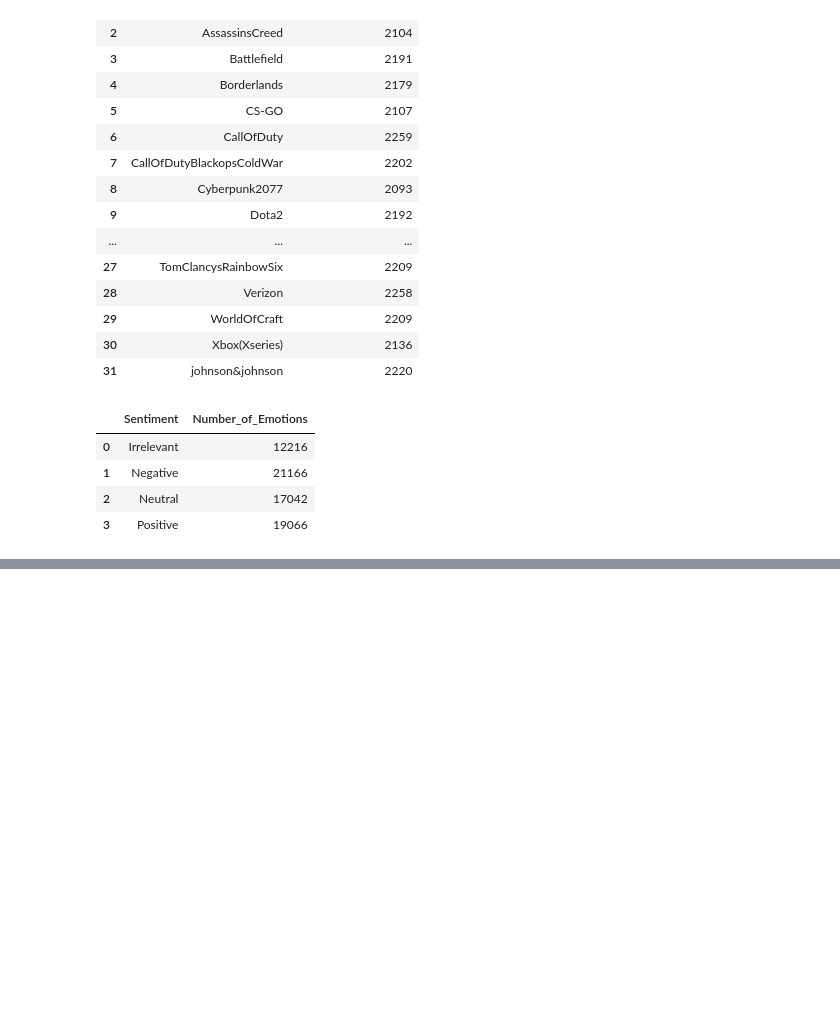
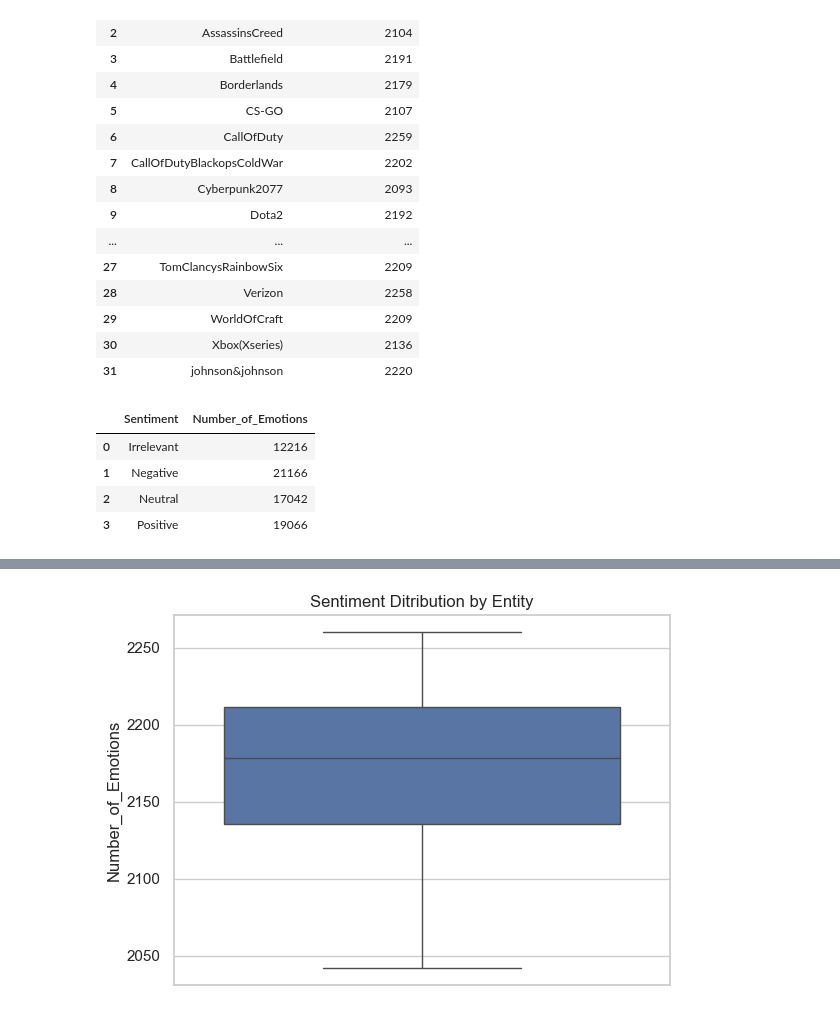
Before and after one commit to MSalmanAliKhan/Data-Science-Projects, a Jupyter notebook: Twitter-Sentiment-Analysis(SQL+Python)/Twitter Sentiment Analysis.ipynb, the cells around one changed output, grey strips where cells are left out. Cells and saved outputs as stored; diff of their text form; code cells hidden in the pictures; blank space fills up the shorter version.

```diff
--- a/Twitter-Sentiment-Analysis(SQL+Python)/Twitter Sentiment Analysis.ipynb
+++ b/Twitter-Sentiment-Analysis(SQL+Python)/Twitter Sentiment Analysis.ipynb
@@ -176,7 +251,8 @@ GROUP BY
 """
 
 # Execute the SQL query
-pd.read_sql_query(sql_query, engine)
+Data_View_1 = pd.read_sql_query(sql_query, engine)
+Data_View_1
 # %% [output]
 |  | Entity | Number_of_Emotions |
 | 0 | Amazon | 2193 |
@@ -218,0 +342,10 @@ pd.read_sql_query(sql_query, engine)
+# %%
+# To create boxplots for studying Sentiment distribution by Entity
+sns.set(style="whitegrid")
+
+g = sns.boxplot(data=Data_View_1['Number_of_Emotions'], showfliers=False)
+g.set_title('Sentiment Ditribution by Entity')
+
+plt.show()  # Display the plot
+# %% [output]
+[figure, added]
```
Also changed, not shown: parts of 13 cells of this notebook, 2 other files.
